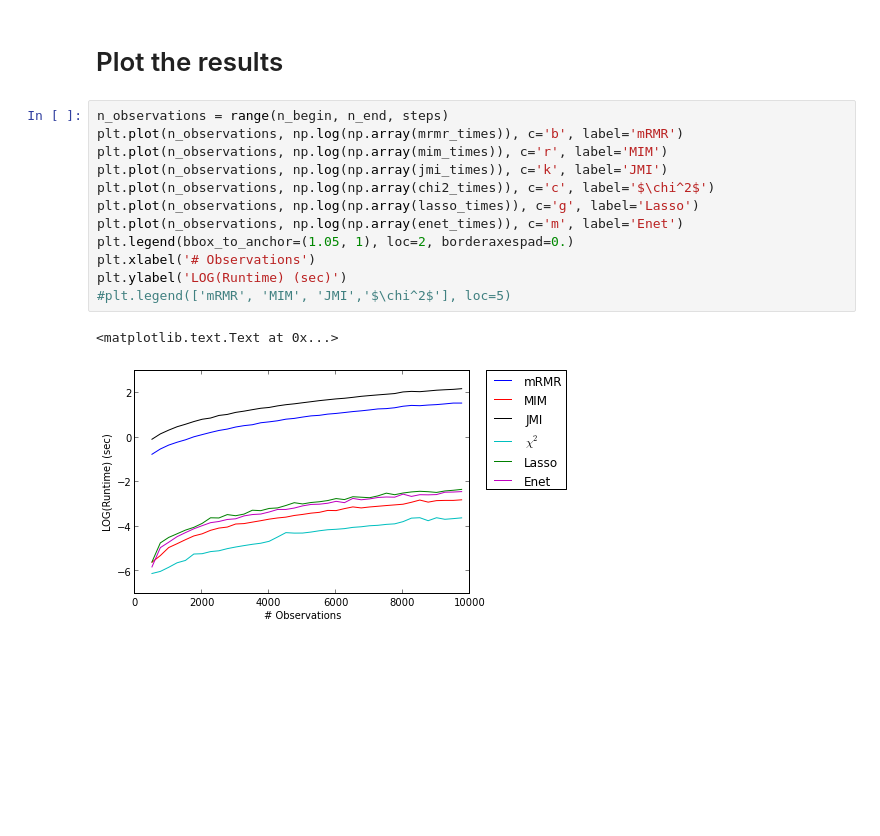
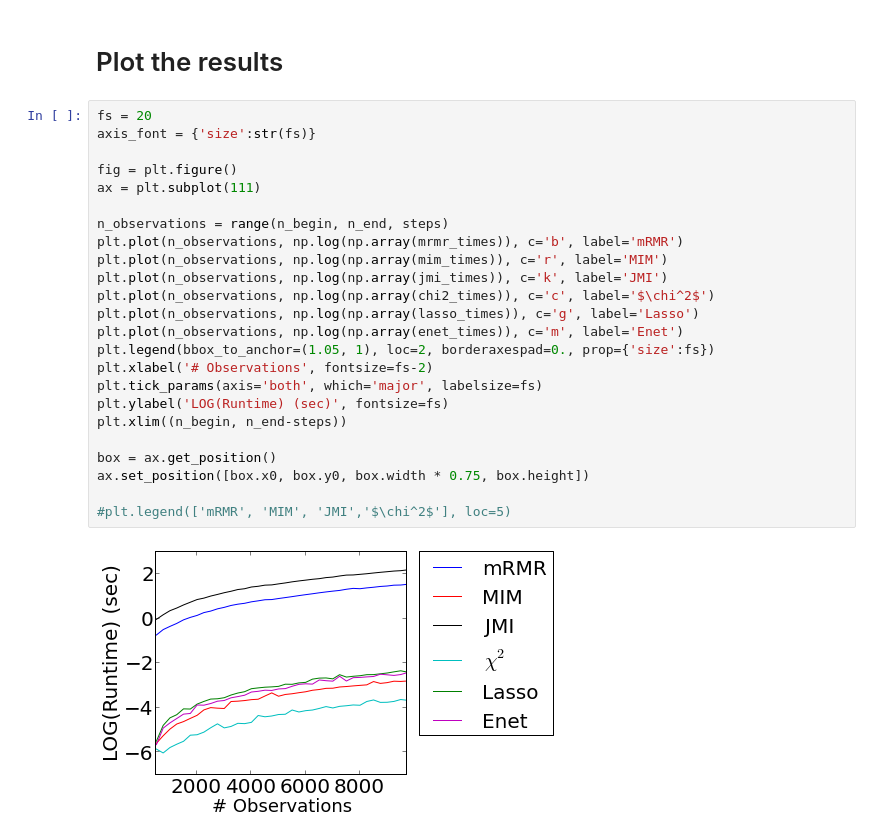
Before and after one commit to gditzler/fs-times, a Jupyter notebook: FS-Times.ipynb, the cells around one changed output. Cells and saved outputs as stored; diff of their text form; blank space fills up the shorter version.

Commit message:
gail wanted the plots changed

```diff
--- a/FS-Times.ipynb
+++ b/FS-Times.ipynb
@@ -101,17 +101,28 @@ Running with 9750
 # %% [markdown]
 # Plot the results
 # %%
+fs = 20
+axis_font = {'size':str(fs)}
+
+fig = plt.figure()
+ax = plt.subplot(111)
+
 n_observations = range(n_begin, n_end, steps)
 plt.plot(n_observations, np.log(np.array(mrmr_times)), c='b', label='mRMR')
 plt.plot(n_observations, np.log(np.array(mim_times)), c='r', label='MIM')
 plt.plot(n_observations, np.log(np.array(jmi_times)), c='k', label='JMI')
 plt.plot(n_observations, np.log(np.array(chi2_times)), c='c', label='$\chi^2$')
 plt.plot(n_observations, np.log(np.array(lasso_times)), c='g', label='Lasso')
 plt.plot(n_observations, np.log(np.array(enet_times)), c='m', label='Enet')
-plt.legend(bbox_to_anchor=(1.05, 1), loc=2, borderaxespad=0.)
-plt.xlabel('# Observations')
-plt.ylabel('LOG(Runtime) (sec)')
+plt.legend(bbox_to_anchor=(1.05, 1), loc=2, borderaxespad=0., prop={'size':fs})
+plt.xlabel('# Observations', fontsize=fs-2)
+plt.tick_params(axis='both', which='major', labelsize=fs)
+plt.ylabel('LOG(Runtime) (sec)', fontsize=fs)
+plt.xlim((n_begin, n_end-steps))
+
+box = ax.get_position()
+ax.set_position([box.x0, box.y0, box.width * 0.75, box.height])
+
 #plt.legend(['mRMR', 'MIM', 'JMI','$\chi^2$'], loc=5)
 # %% [output]
-<matplotlib.text.Text at 0x...>
-[figure, old version]
+[figure, new version]
```
Also changed, not shown: parts of 1 cell of this notebook.
